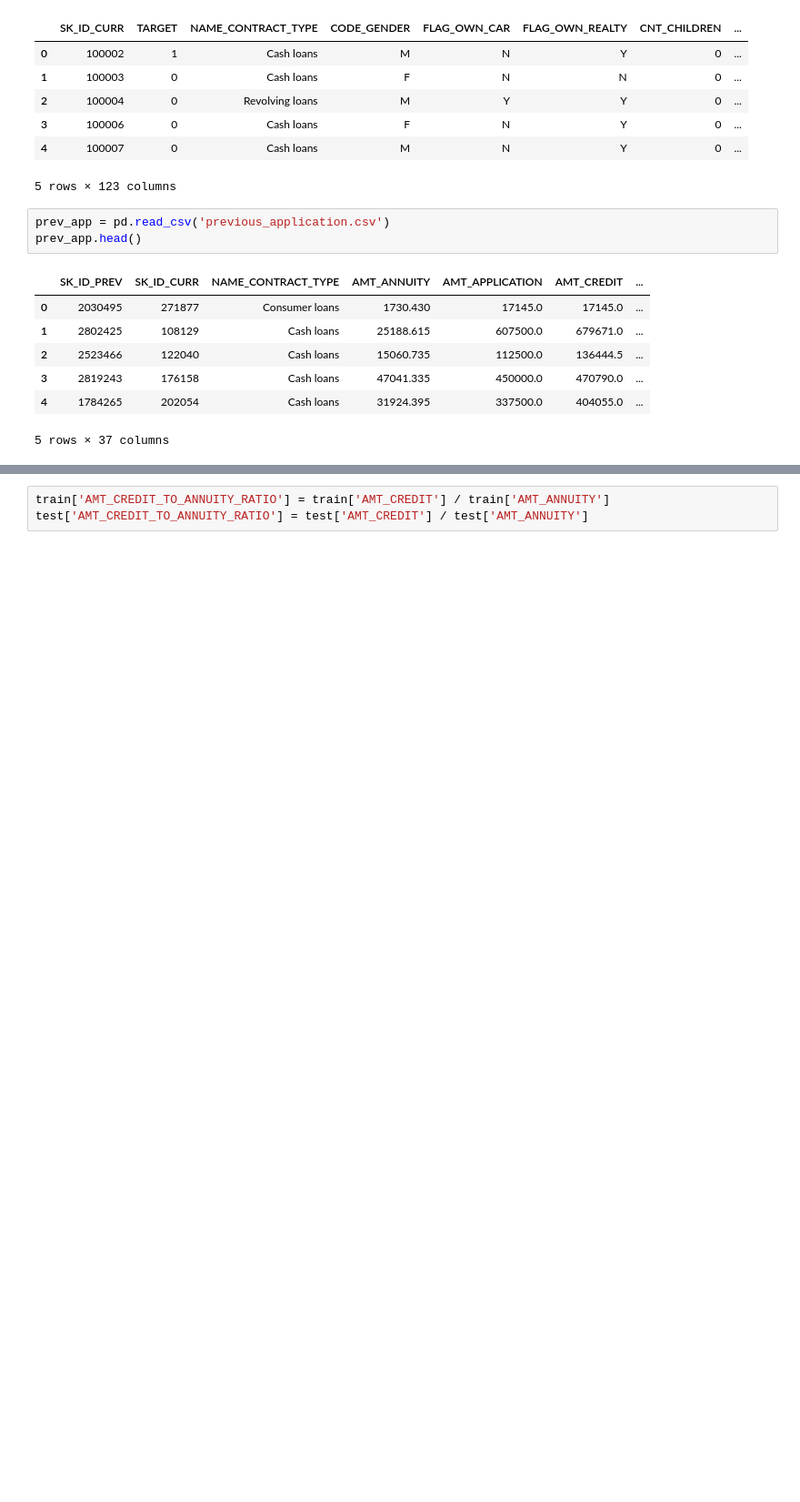
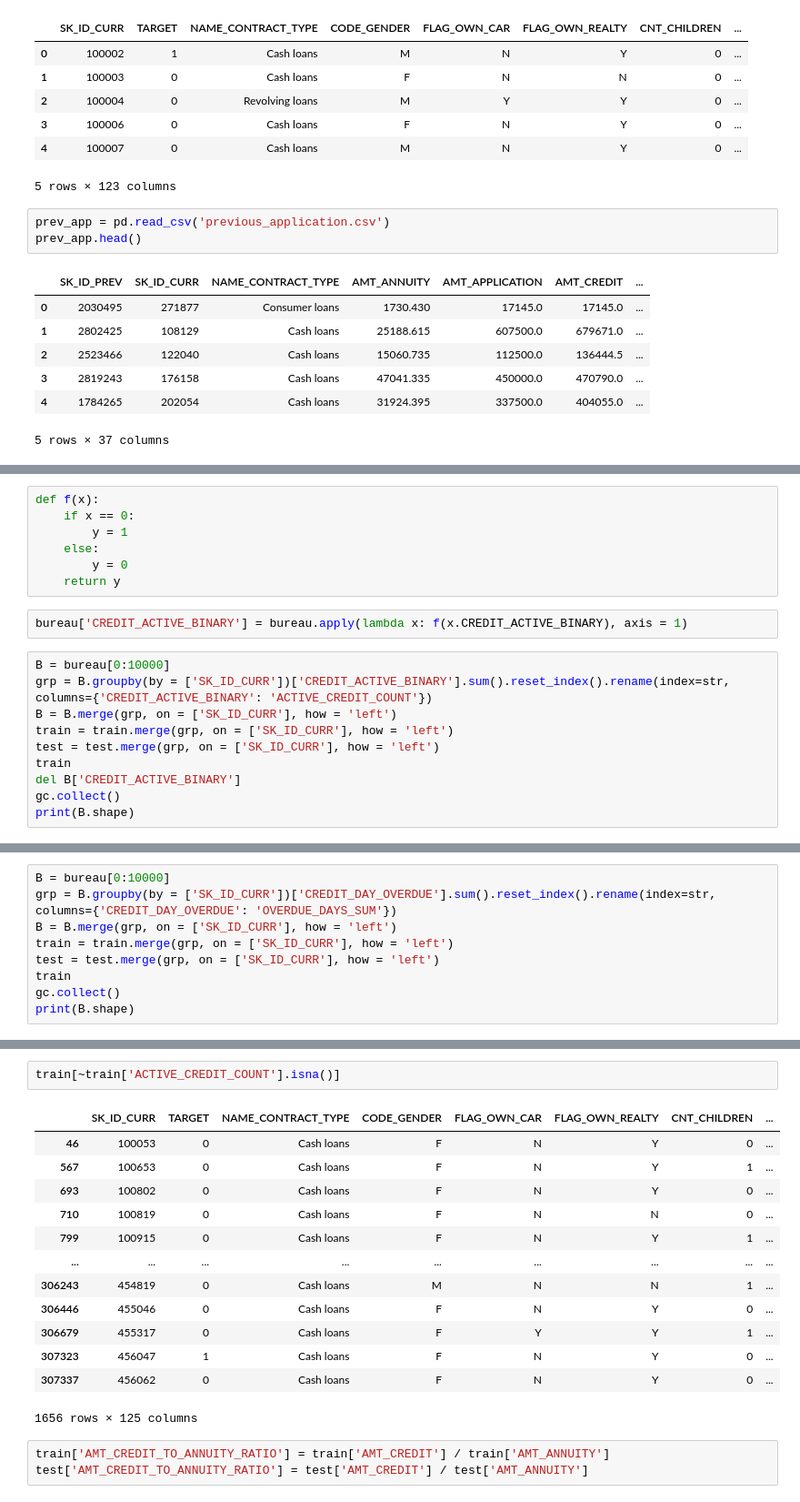
Before and after one commit to JoryAnderson/Loan-Default, a Jupyter notebook: notebooks/Feature_Eng.ipynb, the cells around one changed output, grey strips where cells are left out. Shown at 91% size. Drawn from its saved outputs; the diff is of its cells as text; blank space fills up the shorter version.

```diff
--- a/notebooks/Feature_Eng.ipynb
+++ b/notebooks/Feature_Eng.ipynb
@@ -50,0 +102,19 @@ prev_app.head()
+# %%
+def f(x):
+    if x == 0:
+        y = 1
+    else:
+        y = 0
+    return y
+# %%
+bureau['CREDIT_ACTIVE_BINARY'] = bureau.apply(lambda x: f(x.CREDIT_ACTIVE_BINARY), axis = 1)
+# %%
+B = bureau[0:10000]
+grp = B.groupby(by = ['SK_ID_CURR'])['CREDIT_ACTIVE_BINARY'].sum().reset_index().rename(index=str, columns={'CREDIT_ACTIVE_BINARY': 'ACTIVE_CREDIT_COUNT'})
+B = B.merge(grp, on = ['SK_ID_CURR'], how = 'left')
+train = train.merge(grp, on = ['SK_ID_CURR'], how = 'left')
+test = test.merge(grp, on = ['SK_ID_CURR'], how = 'left')
+train
+del B['CREDIT_ACTIVE_BINARY']
+gc.collect()
+print(B.shape)
@@ -50,0 +139,9 @@ prev_app.head()
+# %%
+B = bureau[0:10000]
+grp = B.groupby(by = ['SK_ID_CURR'])['CREDIT_DAY_OVERDUE'].sum().reset_index().rename(index=str, columns={'CREDIT_DAY_OVERDUE': 'OVERDUE_DAYS_SUM'})
+B = B.merge(grp, on = ['SK_ID_CURR'], how = 'left')
+train = train.merge(grp, on = ['SK_ID_CURR'], how = 'left')
+test = test.merge(grp, on = ['SK_ID_CURR'], how = 'left')
+train
+gc.collect()
+print(B.shape)
@@ -51,3 +166,19 @@ prev_app.head()
+# %%
+train[~train['ACTIVE_CREDIT_COUNT'].isna()]
+# %% [output]
+|  | SK_ID_CURR | TARGET | NAME_CONTRACT_TYPE | CODE_GENDER | FLAG_OWN_CAR | FLAG_OWN_REALTY | CNT_CHILDREN | ... |
+| 46 | 100053 | 0 | Cash loans | F | N | Y | 0 | ... |
+| 567 | 100653 | 0 | Cash loans | F | N | Y | 1 | ... |
+| 693 | 100802 | 0 | Cash loans | F | N | Y | 0 | ... |
+| 710 | 100819 | 0 | Cash loans | F | N | N | 0 | ... |
+| 799 | 100915 | 0 | Cash loans | F | N | Y | 1 | ... |
+| ... | ... | ... | ... | ... | ... | ... | ... | ... |
+| 306243 | 454819 | 0 | Cash loans | M | N | N | 1 | ... |
+| 306446 | 455046 | 0 | Cash loans | F | N | Y | 0 | ... |
+| 306679 | 455317 | 0 | Cash loans | F | Y | Y | 1 | ... |
+| 307323 | 456047 | 1 | Cash loans | F | N | Y | 0 | ... |
+| 307337 | 456062 | 0 | Cash loans | F | N | Y | 0 | ... |
+1656 rows × 125 columns
 # %%
 train['AMT_CREDIT_TO_ANNUITY_RATIO'] = train['AMT_CREDIT'] / train['AMT_ANNUITY']
 test['AMT_CREDIT_TO_ANNUITY_RATIO'] = test['AMT_CREDIT'] / test['AMT_ANNUITY']
```
Also changed, not shown: parts of 11 cells of this notebook.
